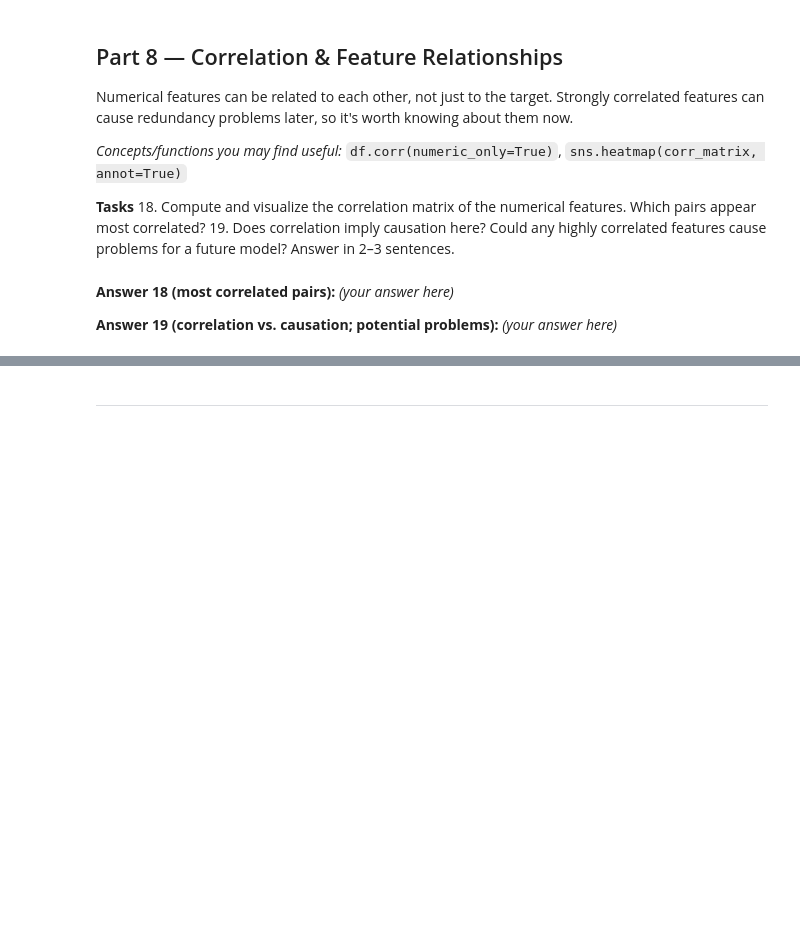
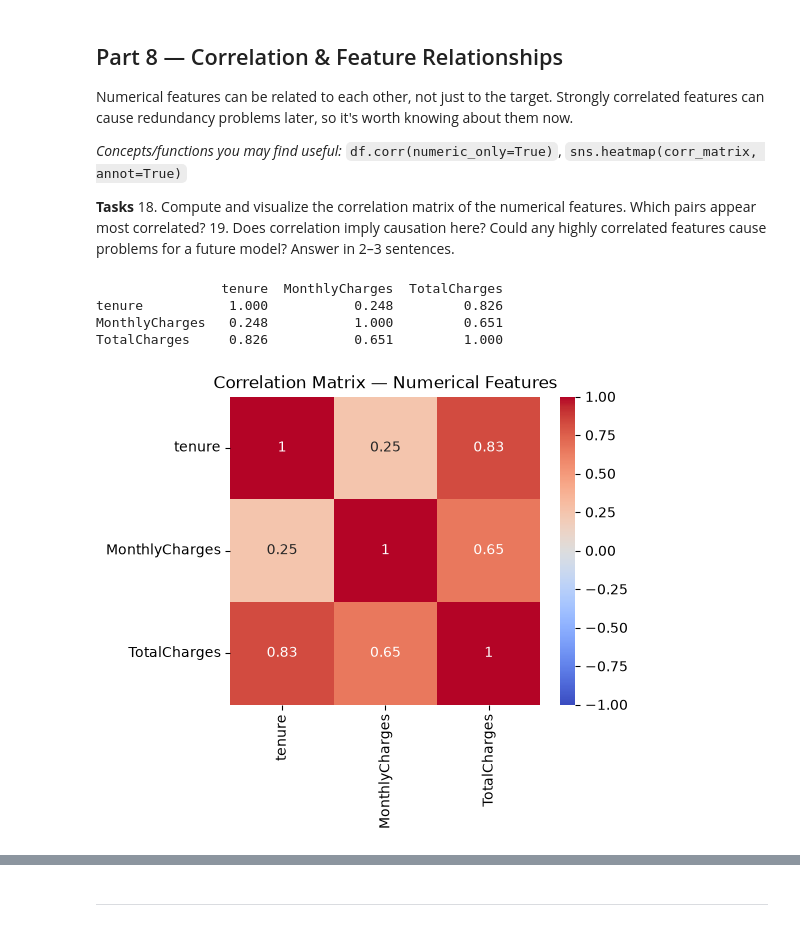
Before and after one commit to kamangerkhadija5-collab/ML_LAB, a Jupyter notebook: Lab2_Data_Cleaning_EDA_Template.ipynb, the cells around one changed output, grey strips where cells are left out. Cells and saved outputs as stored; diff of their text form; code cells hidden in the pictures; blank space fills up the shorter version.

```diff
--- a/Lab2_Data_Cleaning_EDA_Template.ipynb
+++ b/Lab2_Data_Cleaning_EDA_Template.ipynb
@@ -438,6 +454,16 @@ Numerical features can be related to each other, not just to the target. Strongl
-# %% [markdown]
-**Answer 18 (most correlated pairs):**
-_(your answer here)_
-
-**Answer 19 (correlation vs. causation; potential problems):**
-_(your answer here)_
+# %%
+# Task 18 — correlation matrix and heatmap
+num_cols = ['tenure', 'MonthlyCharges', 'TotalCharges']
+corr_matrix = df_clean[num_cols].corr()
+print(corr_matrix.round(3))
+
+plt.figure(figsize=(5,4))
+sns.heatmap(corr_matrix, annot=True, cmap='coolwarm', vmin=-1, vmax=1)
+plt.title('Correlation Matrix — Numerical Features')
+plt.show()
+# %% [output]
+                tenure  MonthlyCharges  TotalCharges
+tenure           1.000           0.248         0.826
+MonthlyCharges   0.248           1.000         0.651
+TotalCharges     0.826           0.651         1.000
+[figure, added]
```
Also changed, not shown: parts of 15 cells of this notebook, 3 other files.
